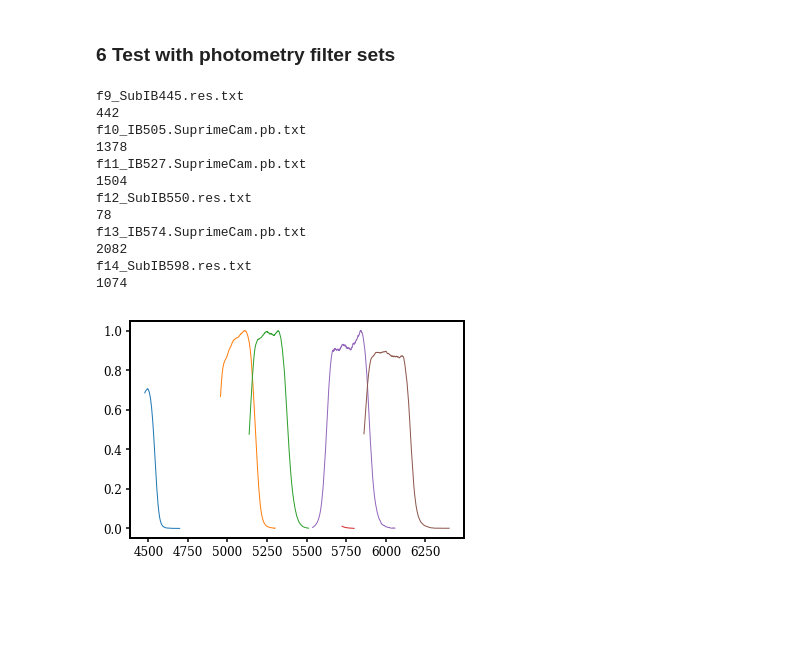
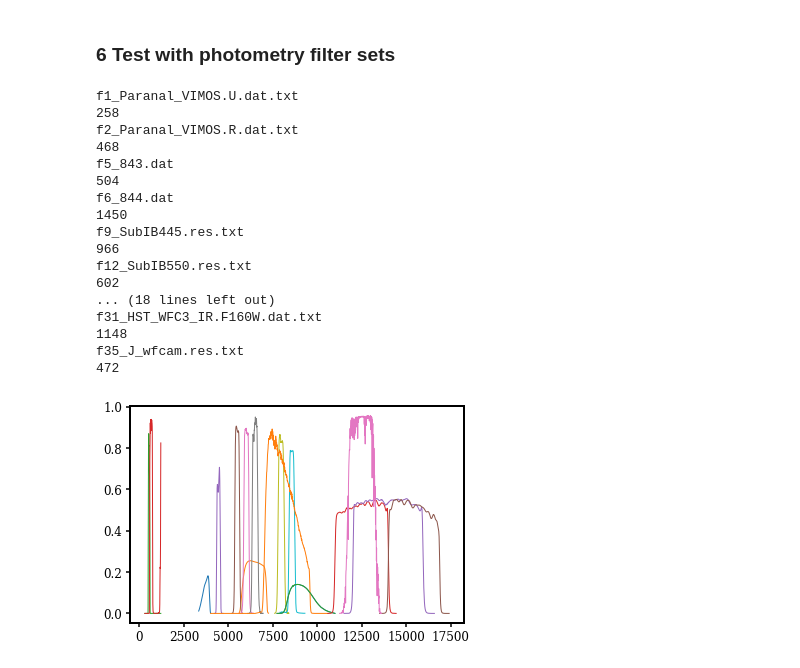
Before and after one commit to ywis/TAPS, a Jupyter notebook: examples/3. GOODSS_reduce_example.ipynb, the cells around one changed output. Drawn from its saved outputs; the diff is of its cells as text; code cells hidden in the pictures; blank space fills up the shorter version.

Commit message:
tested the new sensitivity curve

```diff
--- a/examples/3. GOODSS_reduce_example.ipynb
+++ b/examples/3. GOODSS_reduce_example.ipynb
@@ -2576,31 +2567,36 @@ Measured CN index with AV correction 1.1721174679352198
 # %%
 filter_fn_list = []
 path = "/Volumes/My Passport/TAPS/filter/goodss/"
 import glob, os
 os.chdir(path)
-for i in range(9,15):
+for i in index_list:
     for file in glob.glob("f"+str(i)+"_*"):
         print(file)
         fn = path+file
         filter_fn_list.append(fn)
 # filter_fn_list[0]
     filter_curve = np.loadtxt(fn,skiprows=n)
     print(filter_curve.size)#[:,0]
     plt.plot(filter_curve[:,0],filter_curve[:,1])
 # %% [output]
+f1_Paranal_VIMOS.U.dat.txt
+258
+f2_Paranal_VIMOS.R.dat.txt
+468
+f5_843.dat
+504
+f6_844.dat
+1450
 f9_SubIB445.res.txt
-442
-f10_IB505.SuprimeCam.pb.txt
-1378
-f11_IB527.SuprimeCam.pb.txt
-1504
+966
 f12_SubIB550.res.txt
-78
-f13_IB574.SuprimeCam.pb.txt
-2082
-f14_SubIB598.res.txt
-1074
+602
+... (18 lines left out)
+f31_HST_WFC3_IR.F160W.dat.txt
+1148
+f35_J_wfcam.res.txt
+472
-[figure, old version]
+[figure, new version]
 # %%
 model_wave = BC03_wave_list_num
 model_flux = BC03_flux_attenuated
```
Also changed, not shown: parts of 10 cells of this notebook, 5 other files.
